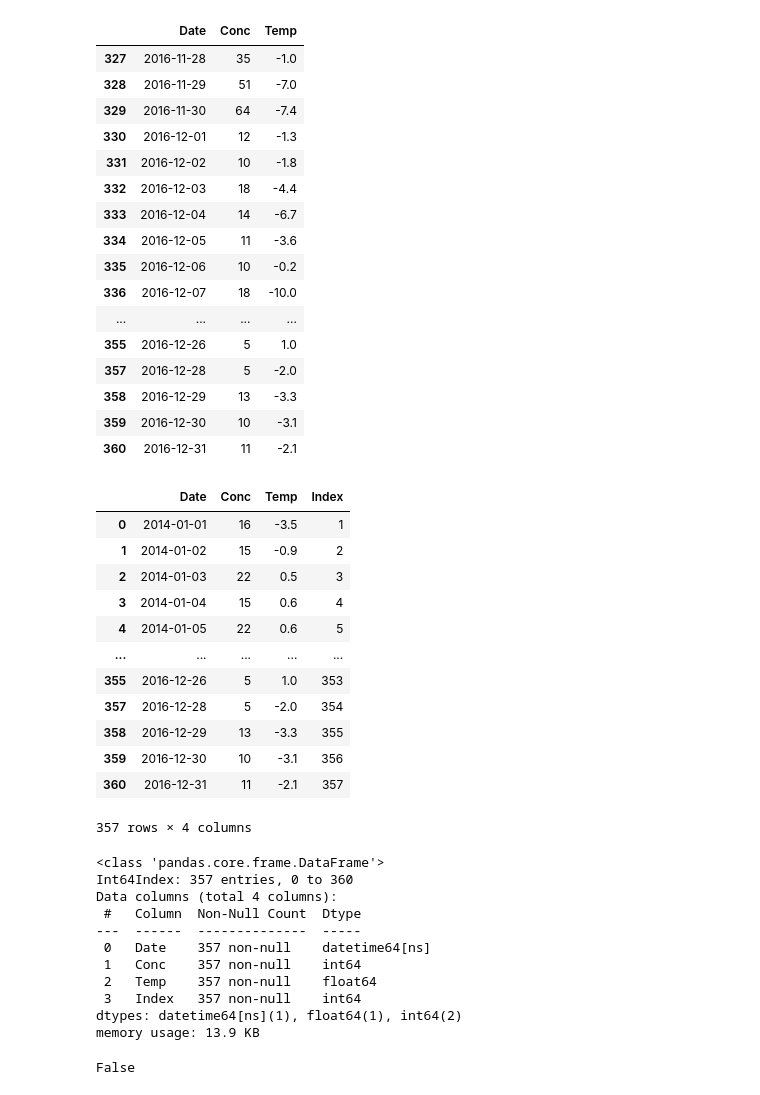
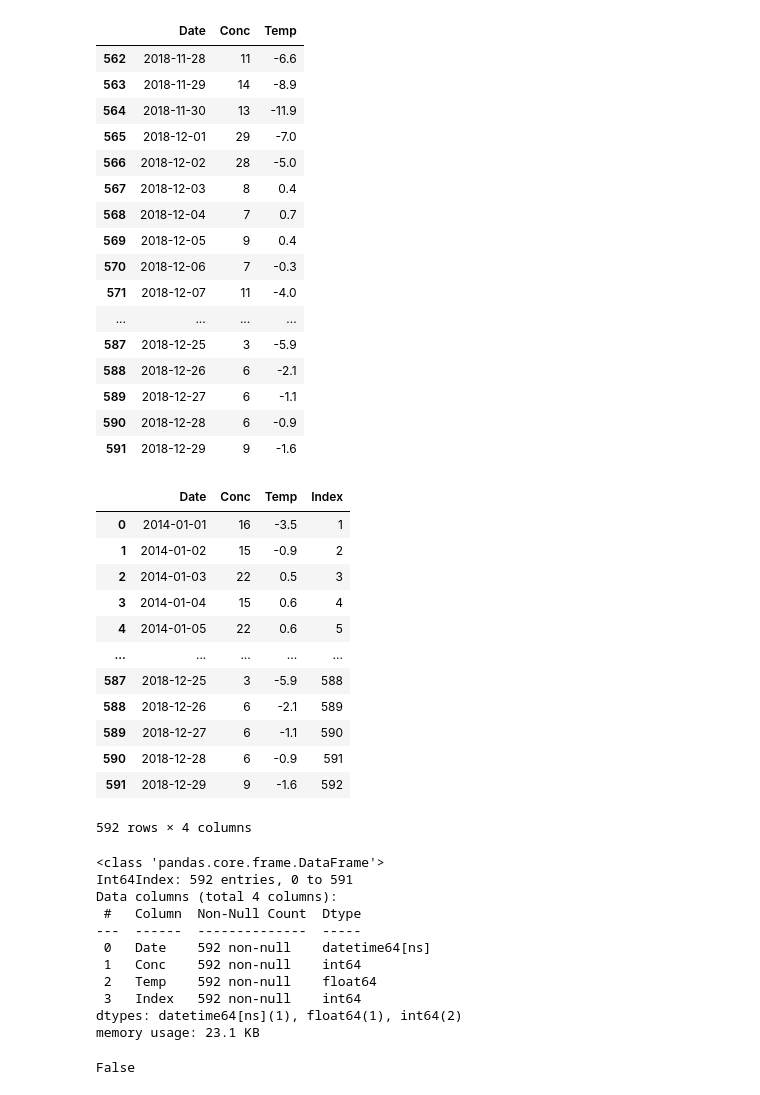
Before and after one commit to ADv0rnik/Data-analysis-for-JER, a Jupyter notebook: Activity'n'climate.ipynb, the cells around one changed output. Saved outputs shown, nothing was run; the diff lists cells and outputs as text; code cells hidden in the pictures.

```diff
--- a/Activity'n'climate.ipynb
+++ b/Activity'n'climate.ipynb
@@ -12,28 +12,28 @@ import datetime
 # %%
 import plotly.graph_objs as go
 # %%
-path ='/content/drive/MyDrive/Colab Notebooks/Data for JER/Temp_time_series2014-2016.csv'
+path ='/content/drive/MyDrive/Colab Notebooks/Data for JER/Temp_time_series2014-2018.csv'
 df = pd.read_csv(path,parse_dates=['Date'])
 df.dropna(inplace=True)
 df.tail(30)
 # %% [output]
 |  | Date | Conc | Temp |
-| 327 | 2016-11-28 | 35 | -1.0 |
-| 328 | 2016-11-29 | 51 | -7.0 |
-| 329 | 2016-11-30 | 64 | -7.4 |
-| 330 | 2016-12-01 | 12 | -1.3 |
-| 331 | 2016-12-02 | 10 | -1.8 |
-| 332 | 2016-12-03 | 18 | -4.4 |
-| 333 | 2016-12-04 | 14 | -6.7 |
-| 334 | 2016-12-05 | 11 | -3.6 |
-| 335 | 2016-12-06 | 10 | -0.2 |
-| 336 | 2016-12-07 | 18 | -10.0 |
+| 562 | 2018-11-28 | 11 | -6.6 |
+| 563 | 2018-11-29 | 14 | -8.9 |
+| 564 | 2018-11-30 | 13 | -11.9 |
+| 565 | 2018-12-01 | 29 | -7.0 |
+| 566 | 2018-12-02 | 28 | -5.0 |
+| 567 | 2018-12-03 | 8 | 0.4 |
+| 568 | 2018-12-04 | 7 | 0.7 |
+| 569 | 2018-12-05 | 9 | 0.4 |
+| 570 | 2018-12-06 | 7 | -0.3 |
+| 571 | 2018-12-07 | 11 | -4.0 |
 | ... | ... | ... | ... |
-| 355 | 2016-12-26 | 5 | 1.0 |
-| 357 | 2016-12-28 | 5 | -2.0 |
-| 358 | 2016-12-29 | 13 | -3.3 |
-| 359 | 2016-12-30 | 10 | -3.1 |
-| 360 | 2016-12-31 | 11 | -2.1 |
+| 587 | 2018-12-25 | 3 | -5.9 |
+| 588 | 2018-12-26 | 6 | -2.1 |
+| 589 | 2018-12-27 | 6 | -1.1 |
+| 590 | 2018-12-28 | 6 | -0.9 |
+| 591 | 2018-12-29 | 9 | -1.6 |
 # %%
 df['Index'] = range(1, len(df)+1)
 df
@@ -45,26 +45,26 @@ df
 | 3 | 2014-01-04 | 15 | 0.6 | 4 |
 | 4 | 2014-01-05 | 22 | 0.6 | 5 |
 | ... | ... | ... | ... | ... |
-| 355 | 2016-12-26 | 5 | 1.0 | 353 |
-| 357 | 2016-12-28 | 5 | -2.0 | 354 |
-| 358 | 2016-12-29 | 13 | -3.3 | 355 |
-| 359 | 2016-12-30 | 10 | -3.1 | 356 |
-| 360 | 2016-12-31 | 11 | -2.1 | 357 |
+| 587 | 2018-12-25 | 3 | -5.9 | 588 |
+| 588 | 2018-12-26 | 6 | -2.1 | 589 |
+| 589 | 2018-12-27 | 6 | -1.1 | 590 |
+| 590 | 2018-12-28 | 6 | -0.9 | 591 |
+| 591 | 2018-12-29 | 9 | -1.6 | 592 |
-357 rows × 4 columns
+592 rows × 4 columns
 # %%
 df.info()
 # %% [output]
 <class 'pandas.core.frame.DataFrame'>
-Int64Index: 357 entries, 0 to 360
+Int64Index: 592 entries, 0 to 591
 Data columns (total 4 columns):
  #   Column  Non-Null Count  Dtype
 ---  ------  --------------  -----
- 0   Date    357 non-null    datetime64[ns]
- 1   Conc    357 non-null    int64
- 2   Temp    357 non-null    float64
- 3   Index   357 non-null    int64
+ 0   Date    592 non-null    datetime64[ns]
+ 1   Conc    592 non-null    int64
+ 2   Temp    592 non-null    float64
+ 3   Index   592 non-null    int64
 dtypes: datetime64[ns](1), float64(1), int64(2)
-memory usage: 13.9 KB
+memory usage: 23.1 KB
 # %%
 np.isinf(df['Conc']).any()
 np.isnan(df['Conc']).any()
```
Also changed, not shown: parts of 6 cells of this notebook.
